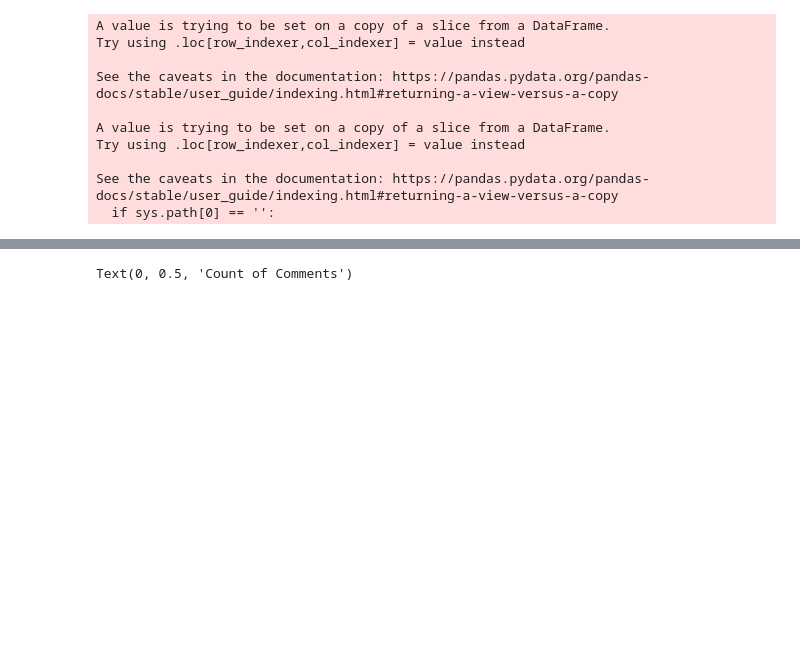
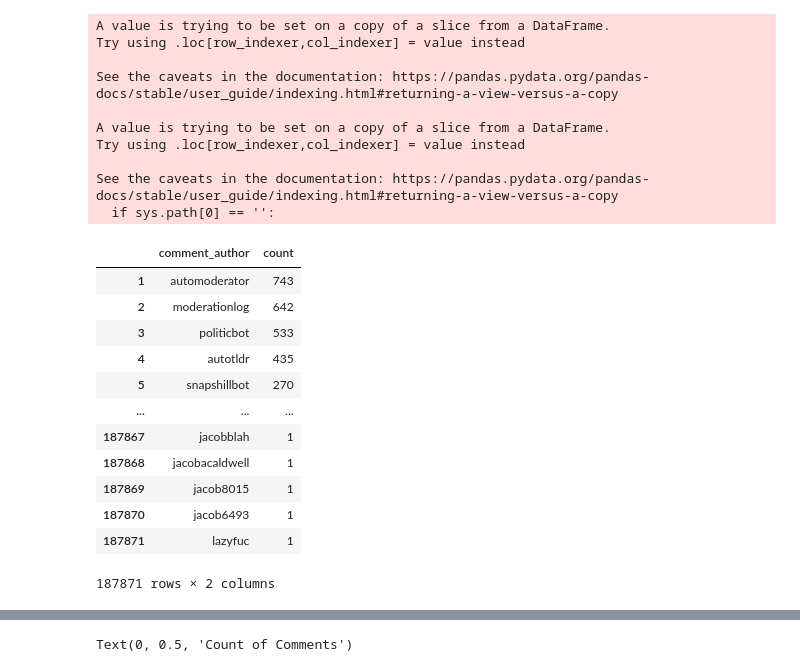
Before and after one commit to DavidKai1999/Stats-170-project, a Jupyter notebook: dataset_preprocessing/redditcomment_preprocessing.ipynb, the cells around one changed output, grey strips where cells are left out. Saved outputs shown, nothing was run; the diff lists cells and outputs as text; code cells hidden in the pictures; blank space fills up the shorter version.

```diff
--- a/dataset_preprocessing/redditcomment_preprocessing.ipynb
+++ b/dataset_preprocessing/redditcomment_preprocessing.ipynb
@@ -201,5 +204,21 @@ Try using .loc[row_indexer,col_indexer] = value instead
 
 See the caveats in the documentation: https://pandas.pydata.org/pandas-docs/stable/user_guide/indexing.html#returning-a-view-versus-a-copy
   if sys.path[0] == '':
+# %%
+count_ca[1:]
+# %% [output]
+|  | comment_author | count |
+| 1 | automoderator | 743 |
+| 2 | moderationlog | 642 |
+| 3 | politicbot | 533 |
+| 4 | autotldr | 435 |
+| 5 | snapshillbot | 270 |
+| ... | ... | ... |
+| 187867 | jacobblah | 1 |
+| 187868 | jacobacaldwell | 1 |
+| 187869 | jacob8015 | 1 |
+| 187870 | jacob6493 | 1 |
+| 187871 | lazyfuc | 1 |
+187871 rows × 2 columns
 # %%
 num_of_comments = ['1','2','3','4','5','6','7','8','9','>=10']
```
Also changed, not shown: parts of 11 cells of this notebook, 7 other files.
